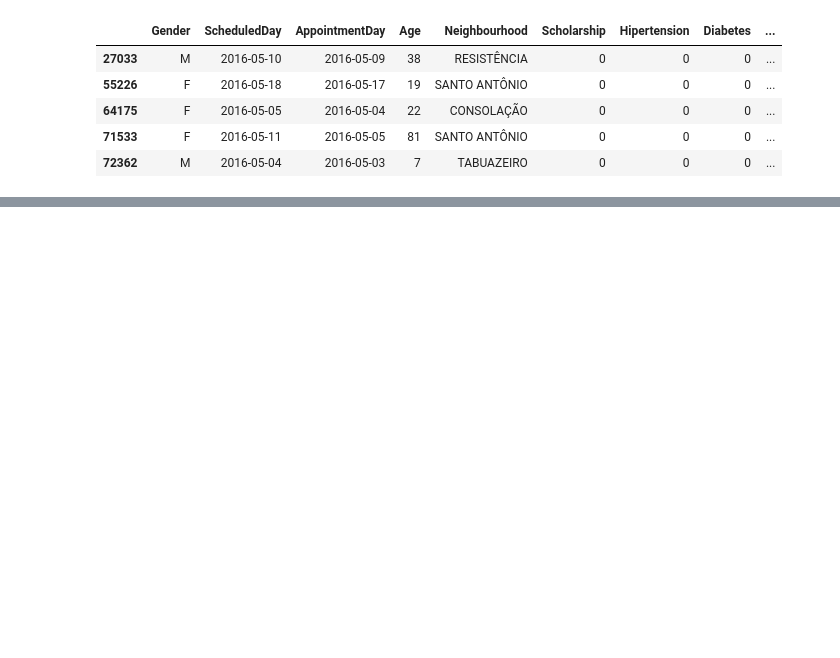
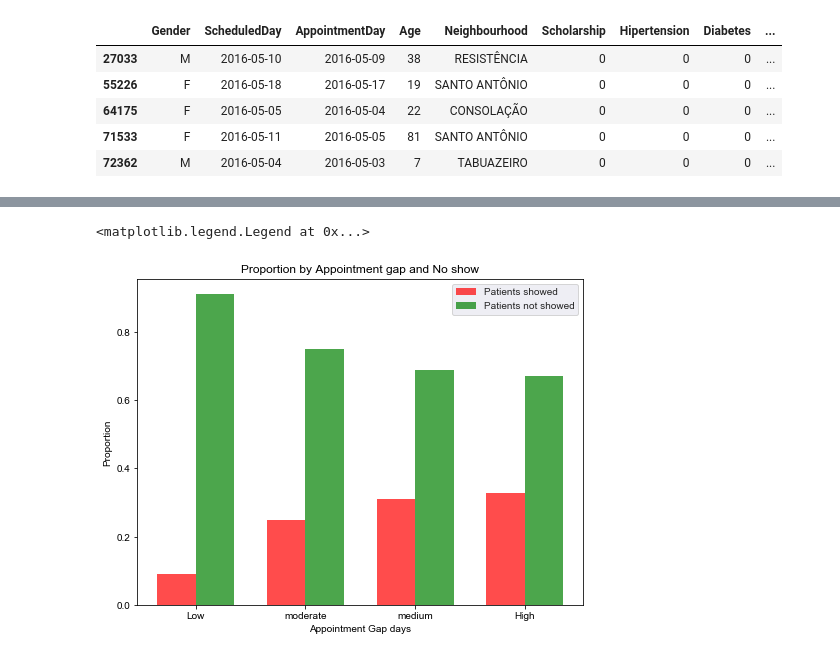
Before and after one commit to Sibin-Sibi/Noshow_appoinments, a Jupyter notebook: model.ipynb, the cells around one changed output, grey strips where cells are left out. Drawn from its saved outputs; the diff is of its cells as text; code cells hidden in the pictures; blank space fills up the shorter version.

```diff
--- a/model.ipynb
+++ b/model.ipynb
@@ -198,0 +283,2 @@ data.head()
+# %%
+data['Appointment_gap_level'] = pd.qcut(data['Appoinment_Gap'], q=5, precision=0, labels = bin_names, duplicates = 'drop')
@@ -198,0 +303,4 @@ data.head()
+# %%
+#counting number of patients in each Gap level grouped by No-show
+gap_count = data.groupby(['No-show','Appointment_gap_level']).count()['Age']
+gap_count
@@ -198,0 +318,26 @@ data.head()
+# %%
+# proportion on patients based on Appointment Gap level.
+show_gap = gap_count[1]/(gap_count[1] + gap_count[0])
+noshow_gap = gap_count[0]/(gap_count[1] + gap_count[0])
+# %%
+# to plot the x axis
+x = np.arange(len(show_gap))
+width = 0.35
+# %%
+#plot bar
+plt.figure(figsize = (8,6))
+show_bar = plt.bar(x , show_gap, width, color = 'r', alpha = 0.7, label = 'Patients showed');
+noshow_bar = plt.bar(x + width , noshow_gap, width, color = 'g', alpha = 0.7, label = 'Patients not showed');
+#title and labels
+plt.ylabel('Proportion')
+plt.xlabel('Appointment Gap days')
+plt.title('Proportion by Appointment gap and No show')
+locations = x + width / 2  # xtick locations
+labels = ['Low', 'moderate', 'medium', 'High']  # xtick labels
+plt.xticks(locations, labels)
+sns.set_style('darkgrid')
+# legend
+plt.legend()
+# %% [output]
+<matplotlib.legend.Legend at 0x...>
+[figure, added]
```
Also changed, not shown: parts of 53 cells of this notebook.
